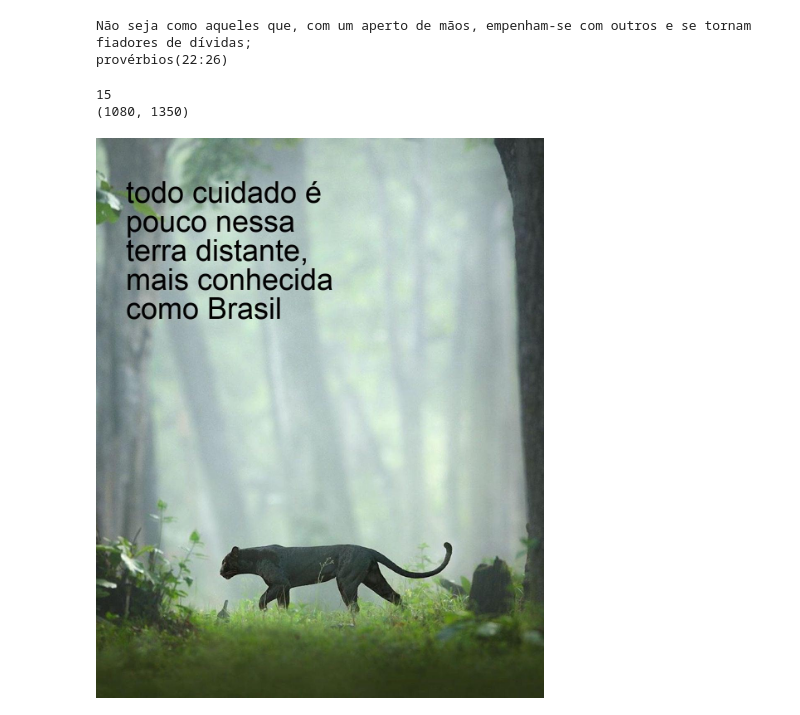
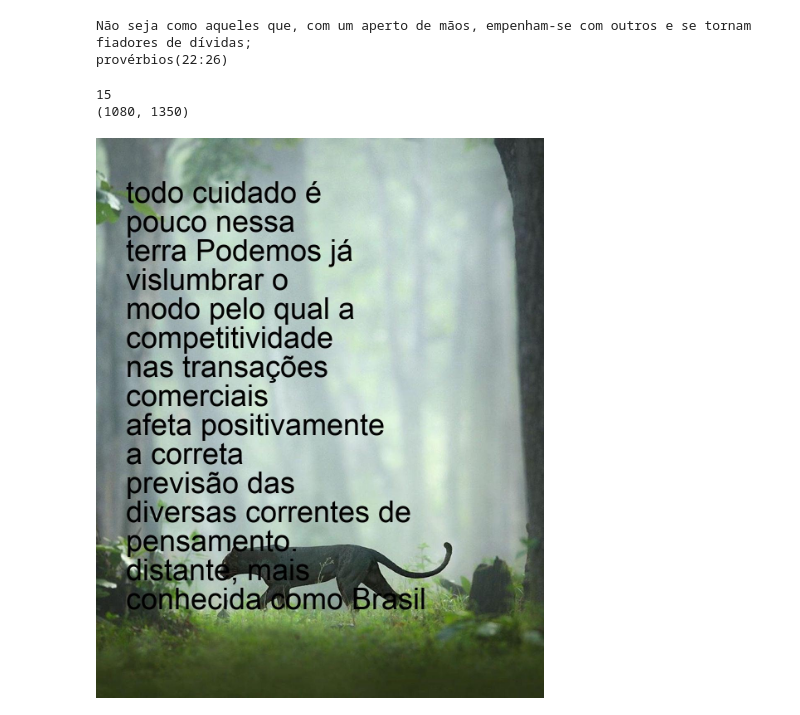
Before and after one commit to luisArthurRodriguesDaSilva/auto-pvr, a Jupyter notebook: autoProverbious.ipynb, the cells around one changed output. Cells and saved outputs as stored; diff of their text form; code cells hidden in the pictures.

```diff
--- a/autoProverbious.ipynb
+++ b/autoProverbious.ipynb
@@ -67,35 +67,35 @@ from PIL import Image, ImageDraw, ImageFont
 import math
 #from funcs import *
 
-text = 'todo cuidado é pouco nessa terra distante, mais conhecida como Brasil'
+text = 'todo cuidado é pouco nessa terra Podemos já vislumbrar o modo pelo qual a competitividade nas transações comerciais afeta positivamente a correta previsão das diversas correntes de pensamento. distante, mais conhecida como Brasil'
 imgPath = '/content/drive/MyDrive/62af6d8.jpg'
 img = Image.open(imgPath)
 [width, height] = img.size
 cantofact = 15
 sizeOfCanto = int(width/cantofact)
 diminuit = 15
 fontSize=int(width/diminuit)
 [initialWidth,initialHeight] = map(lambda x: int(x/cantofact),[width,height])
 limitLine = int(diminuit)
 print(limitLine)
 convertedText = divitedText(text,limitLine)
 print(img.size)
 
 idr = ImageDraw.Draw(img)
 
 font = ImageFont.truetype('/content/drive/MyDrive/fontes/arial.ttf' ,int(fontSize))
 
 idr.text((initialWidth, initialHeight), convertedText, fill=(0, 0, 0), font=font)
 
 
 newPath = '/teste atual/essa.jpg'
 
 img.save(newPath)
 d.Image(newPath)
 # %% [output]
 15
 (1080, 1350)
-[figure, old version]
+[figure, new version]
 # %%
 auth = tweepy.OAuthHandler(keys['chave1'],keys['chave2'])
 auth.set_access_token(keys['chave3'],keys['chave4'])
```
Also changed, not shown: parts of 1 cell of this notebook.
